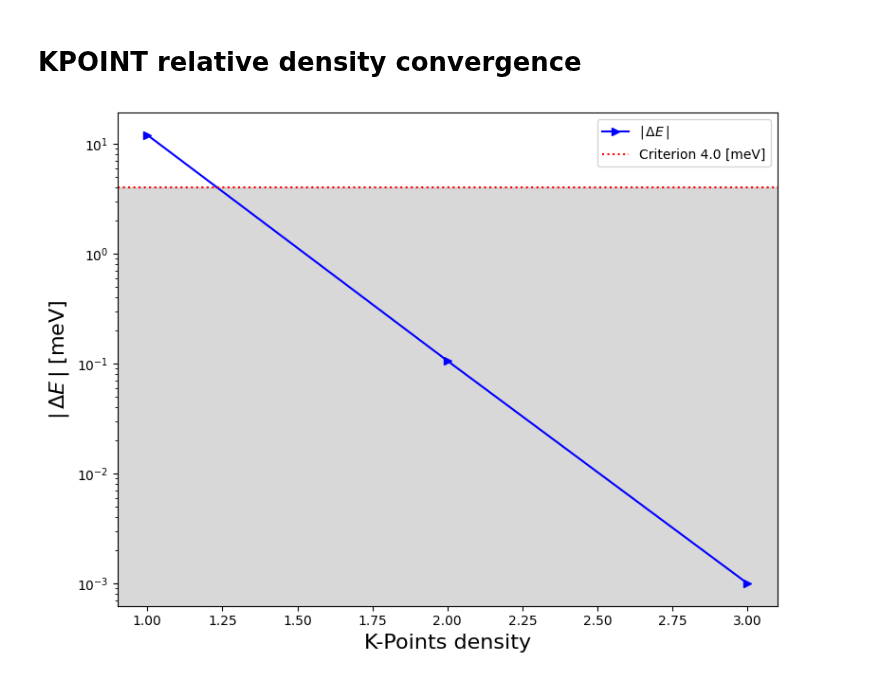
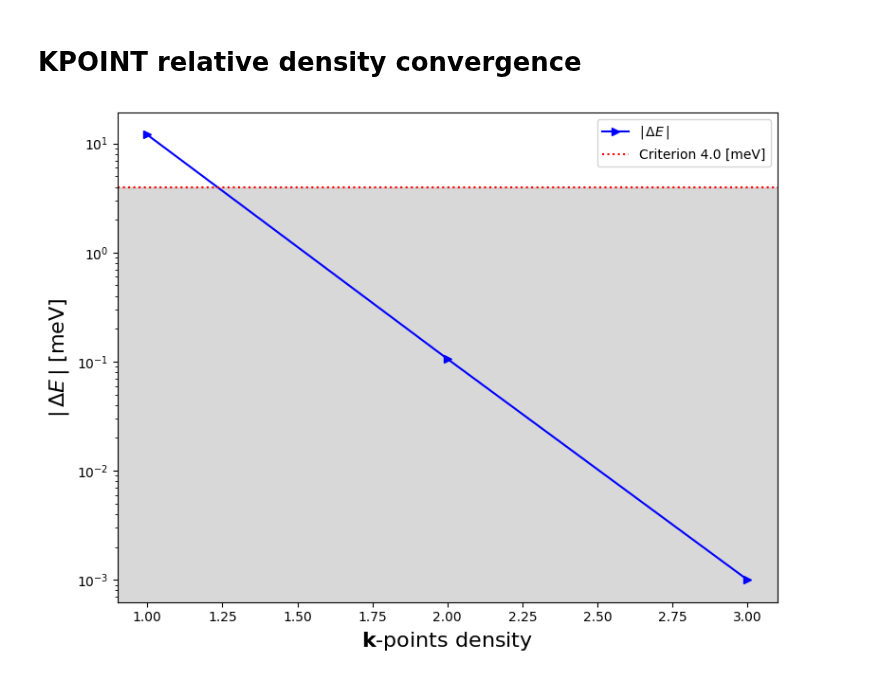
Before and after one commit to Luisrj14/VaspDefAnalysis, a Jupyter notebook: notebook/covergence_supercell.ipynb, the cells around one changed output. Cells and saved outputs as stored; diff of their text form; code cells hidden in the pictures.

```diff
--- a/notebook/covergence_supercell.ipynb
+++ b/notebook/covergence_supercell.ipynb
@@ -199,8 +199,8 @@ import pandas as pd
 import numpy as np
 # from pandas import DataFrame
 
-PATH_TEXT_FILE_1 = 'data_csv/supercell/kdensity_convergence.csv'
-PATH_TEXT_FILE_2 = 'data_csv/supercell/kdensity_convergence_defect.csv'
+PATH_TEXT_FILE_1 = '/home/luis/master_thesis_uio/thesis_project/python_code/data_csv/supercell/kdensity_convergence.csv'
+PATH_TEXT_FILE_2 = '/home/luis/master_thesis_uio/thesis_project/python_code/data_csv/supercell/kdensity_convergence_defect.csv'
 
 # read text file into pandas DataFrame
 read_data_csv_1 = pd.read_csv(PATH_TEXT_FILE_1,delimiter = "\t")
@@ -231,20 +231,20 @@ energies_difference =   defect_energies - energies  #defect_energies_by_atom- en
 # %%
 from VaspDefAnalysis.plotter.plot_convergence import ConvergencePlot
 
 plot = ConvergencePlot.get_diff_convergence_plot(relative_values=energies_difference,
                                                  cutoff_values=cutoffs,
                                                  conv_criterion= 0.004,
                                                  #title_name = "Relative energy vs K-Points density",
                                                  title_name = None,
-                                                 axis_x_name = "K-Points density",
+                                                 axis_x_name = r"$\mathbf{k}$-points density",
                                                  axis_y_name = r'$|\,\Delta E \,| $',
                                                  label_relative_values= r'$|\,\Delta E \,| $',
                                                  y_log=True,
                                                  curve_settings ={"color":"blue","marker": ">"},
                                                  SI_unit="eV")
-plot.savefig(fname='outputs/supercell/convergence/convergence_relative_energy_vs_kpoint',dpi=400)
+plot.savefig(fname='/home/luis/master_thesis_uio/thesis_project/python_code/outputs/supercell/convergence/convergence_relative_energy_vs_kpoint',dpi=400)
 # %% [output]
-[figure, old version]
+[figure, new version]
 # %%
 from VaspDefAnalysis.plotter.plot_convergence import ConvergencePlot
 
```
Also changed, not shown: parts of 7 cells of this notebook, 1 other file.
